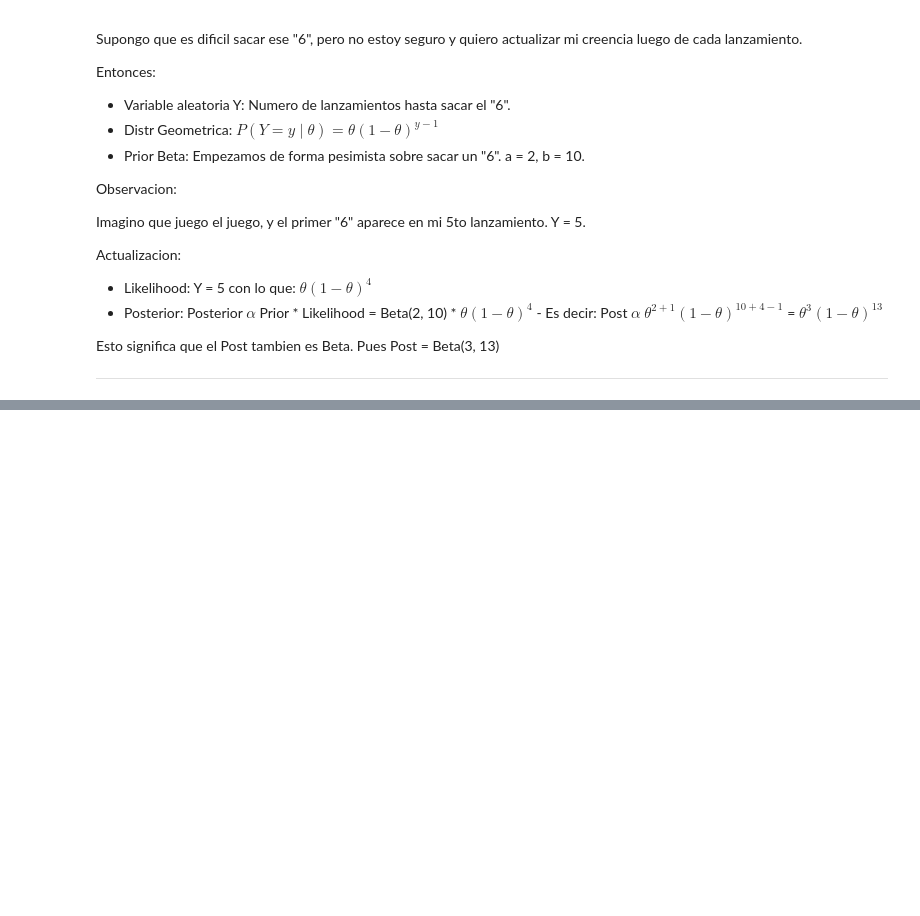
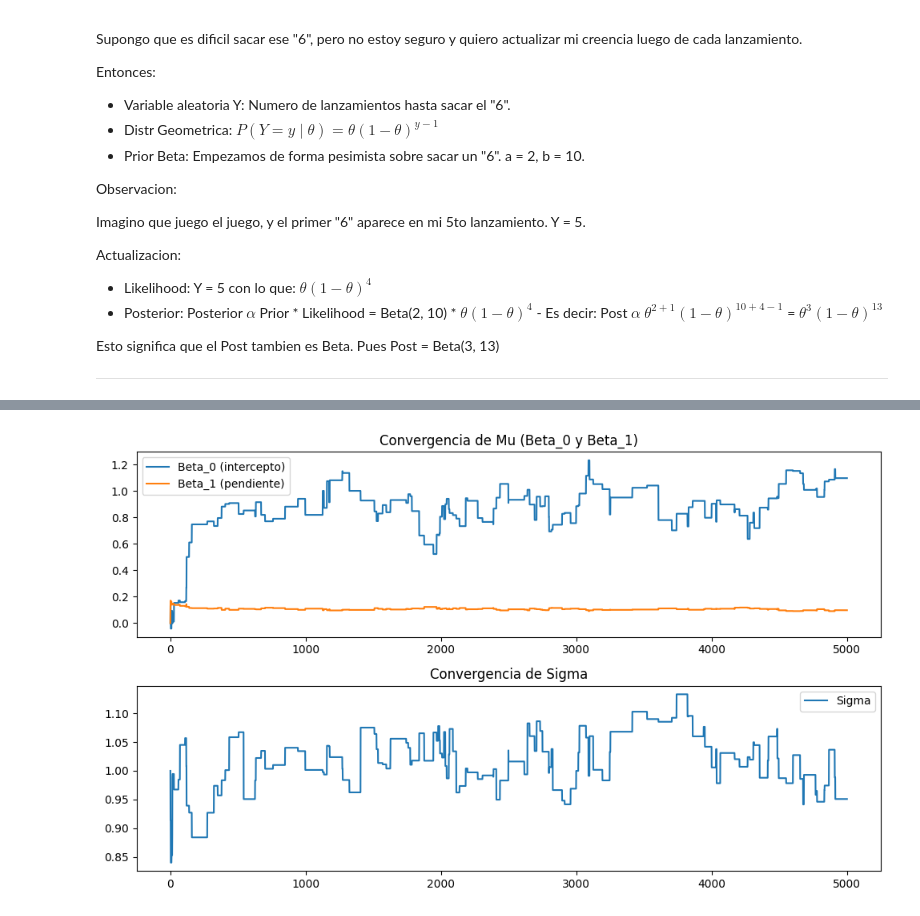
Before and after one commit to matias258/Estimacion_Bayesiana, a Jupyter notebook: Entregas/2/entrega2.ipynb, the cells around one changed output, grey strips where cells are left out. Saved outputs shown, nothing was run; the diff lists cells and outputs as text; code cells hidden in the pictures; blank space fills up the shorter version.

```diff
--- a/Entregas/2/entrega2.ipynb
+++ b/Entregas/2/entrega2.ipynb
@@ -52,0 +133,4 @@ Esto significa que el Post tambien es Beta. Pues Post = Beta(3, 13)
+# %%
+residuos = y.values.flatten() - y_pred.flatten()
+sigma = np.sqrt((sum(residuos) / len(residuos))**2 / (len(residuos) + 2))
+sigma
@@ -52,0 +152,7 @@ Esto significa que el Post tambien es Beta. Pues Post = Beta(3, 13)
+# %%
+# Definir la función de Likelihood
+def log_likelihood(mu, sigma, X, y):
+    n = len(y)
+    y_pred = mu[0] + mu[1] * X
+    residuals = y - y_pred
+    return -0.5 * n * np.log(2 * np.pi * sigma**2) - 0.5 * np.sum(residuals**2) / sigma**2
@@ -52,0 +169,12 @@ Esto significa que el Post tambien es Beta. Pues Post = Beta(3, 13)
+# %%
+# Definir los priors
+def prior_mu(mu):
+    # Prior no informativo para mu (coeficientes)
+    return 0  # Prior constante (no informativo)
+
+def prior_sigma(sigma, lam=1):
+    # Prior exponencial para sigma
+    if sigma > 0:
+        return -lam * sigma  # log de la exponencial
+    else:
+        return -np.inf  # Penalizar si sigma es <= 0
@@ -52,0 +185,6 @@ Esto significa que el Post tambien es Beta. Pues Post = Beta(3, 13)
+# %%
+def propuesta_mu(mu):
+    return np.random.normal(mu, 0.1, size=2)  # Propuesta normal
+
+def propuesta_sigma(sigma):
+    return np.abs(np.random.normal(sigma, 0.05))  # Propuesta normal positiva
@@ -52,0 +244,17 @@ Esto significa que el Post tambien es Beta. Pues Post = Beta(3, 13)
+# %%
+# Graficar la convergencia de mu y sigma
+fig, axs = plt.subplots(2, 1, figsize=(10, 6))
+
+axs[0].plot(muestras_mu[:, 0], label='Beta_0 (intercepto)')
+axs[0].plot(muestras_mu[:, 1], label='Beta_1 (pendiente)')
+axs[0].set_title('Convergencia de Mu (Beta_0 y Beta_1)')
+axs[0].legend()
+
+axs[1].plot(muestras_sigma, label='Sigma')
+axs[1].set_title('Convergencia de Sigma')
+axs[1].legend()
+
+plt.tight_layout()
+plt.show()
+# %% [output]
+[figure, added]
```
Also changed, not shown: parts of 26 cells of this notebook.
